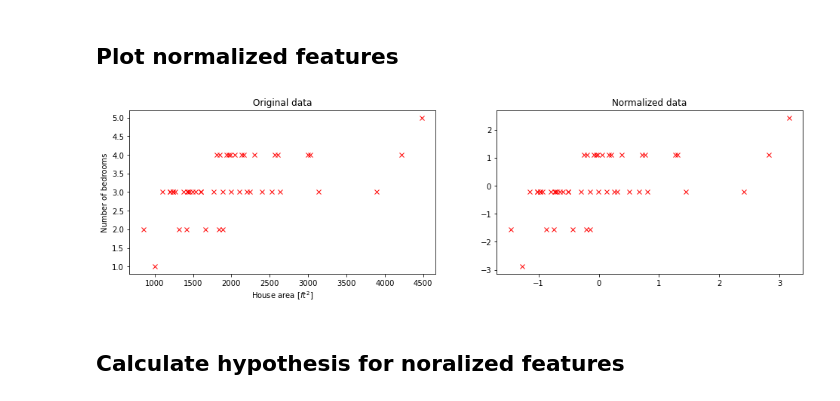
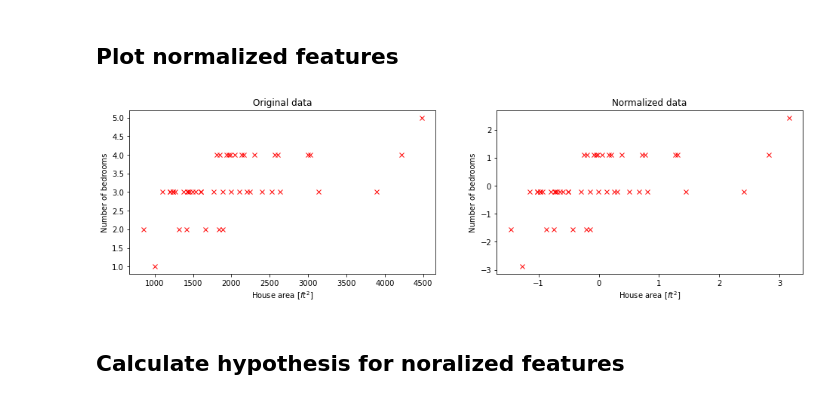
Before and after one commit to Michael-Wisniewski/machine-learning-algorithms, a Jupyter notebook: src/Linear regression algorithms.ipynb, the cells around one changed output. Drawn from its saved outputs; the diff is of its cells as text; code cells hidden in the pictures.

```diff
--- a/src/Linear regression algorithms.ipynb
+++ b/src/Linear regression algorithms.ipynb
@@ -437,32 +437,34 @@ plt.show()
 # %%
 import numpy as np
 from matplotlib import pyplot as plt
 
 # Columns: sizeof the house, number of bedrooms, price.
 data = np.loadtxt('datasets/house_prices.csv', delimiter=',')
 
 m = data.shape[0]
 X = data[:, 0:2]
 y = data[:, 2:3]
 
 X_norm, mu, sigma = feature_normalize(X)
 
 plt.figure(figsize=(16, 4))
 
 plt.subplot(1, 2, 1)
 plt.title('Original data')
 plt.xlabel('House area $[ft^2]$')
-plt.ylabel(r'Number of bedrooms')
+plt.ylabel('Number of bedrooms')
 plt.plot(X[:, 0], X[:, 1], 'rx')
 
 plt.subplot(1, 2, 2)
 plt.title('Normalized data')
+plt.xlabel('House area $[ft^2]$')
+plt.ylabel('Number of bedrooms')
 
 plt.plot(X_norm[:, 0], X_norm[:, 1], 'rx')
 
 plt.show()
 # %% [output]
-[figure, old version]
+[figure, new version]
 # %% [markdown]
 ## Calculate hypothesis for noralized features
 # %%
```
Also changed, not shown: 2 other files.
